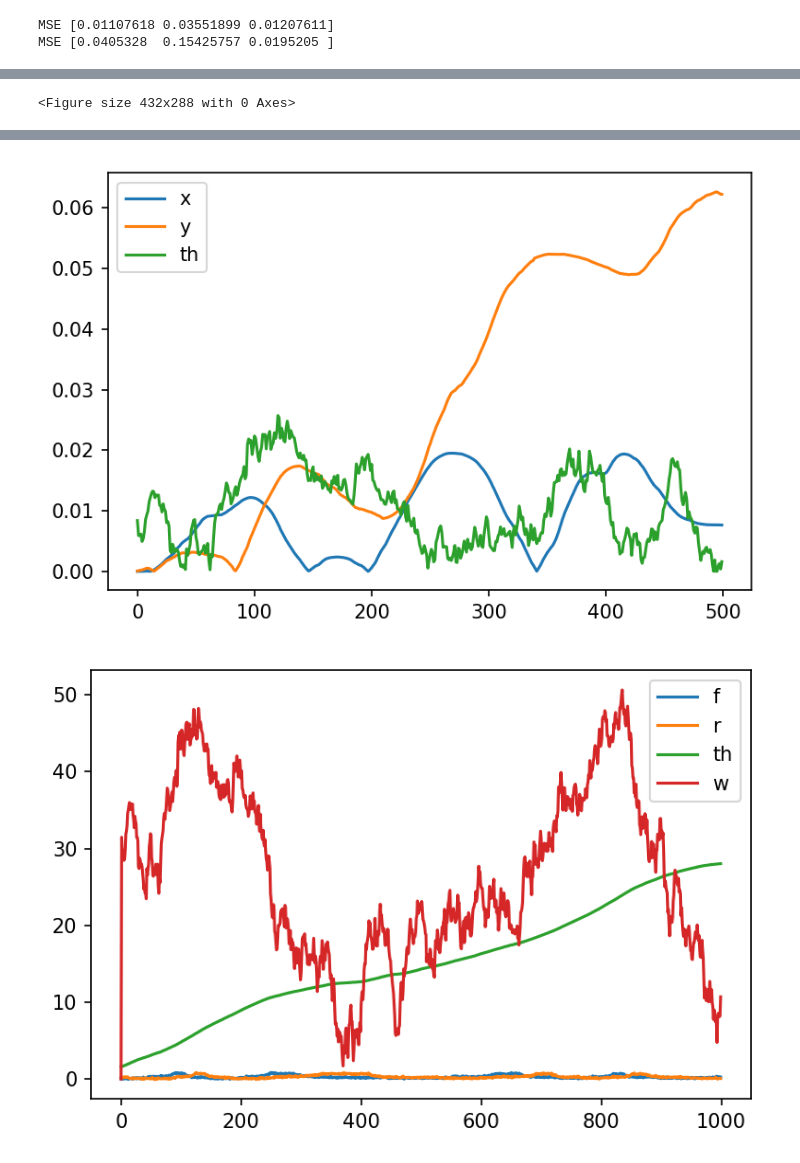
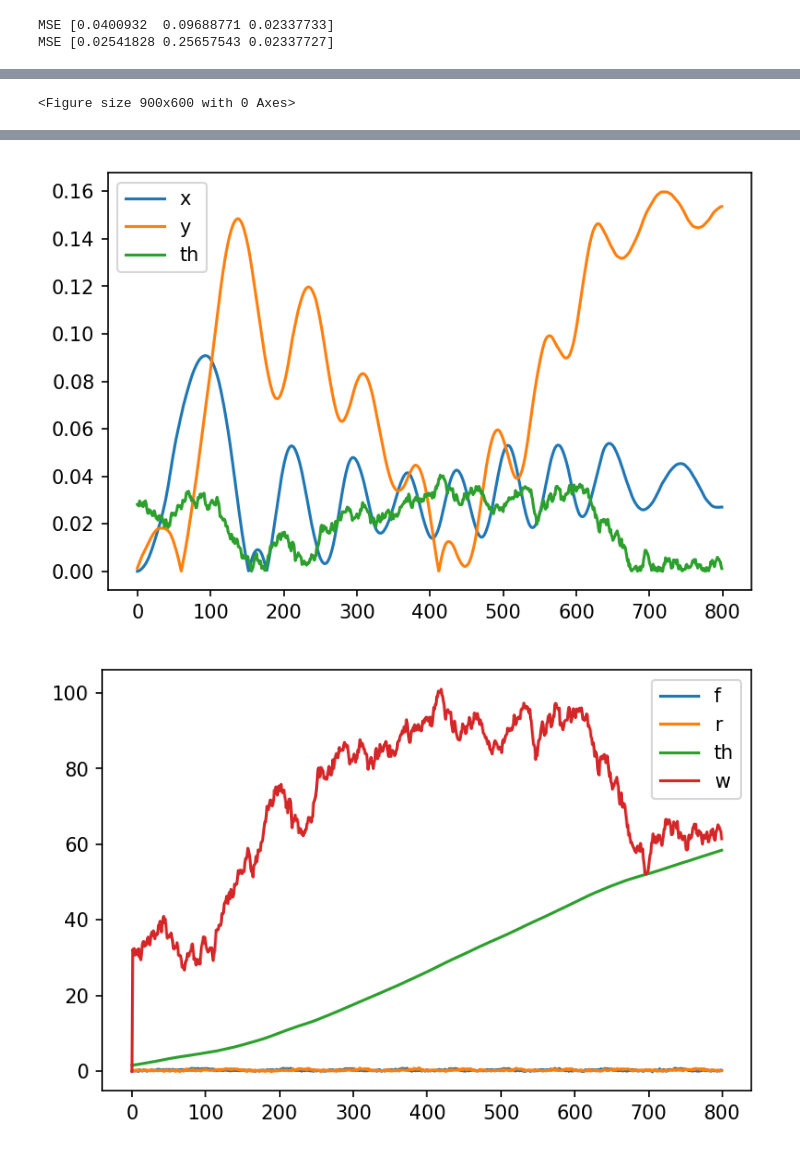
Before and after one commit to samer1248/ECE209AS-Lab3, a Jupyter notebook: project3_tests.ipynb, the cells around one changed output, grey strips where cells are left out. Saved outputs shown, nothing was run; the diff lists cells and outputs as text; code cells hidden in the pictures.

```diff
--- a/project3_tests.ipynb
+++ b/project3_tests.ipynb
@@ -16,7 +19,7 @@ from my_lib import *
 # %%
 actuation_noise_std = np.ones((2,))*0.05*60
 
-measurement_noise_std = np.array([0.003,0.003,4.98e-5,1.25e-5]) #np.ones((4,))*1e-5
+measurement_noise_std = np.array([0.03*0.4,0.03*0.4,4.98e-5,1.25e-5]) #np.ones((4,))*1e-5
 
 measure_noise_cov = np.diag(measurement_noise_std)
 state_noise_cov = np.diag(measurement_noise_std)
@@ -28,12 +31,12 @@ def calc_mse(state_seq,pred_states2):
     mse = np.sqrt(np.mean( (m_pred_states2[:,0:3] - m_state_seq[:,0:3,])**2,axis = 0))
     return mse
 
-
-def eval_one_traj(control_seq,init_state, seed =0, plot = True):
+def generate_measurement(init_state,control_seq,seed = 0):
     np.random.seed(seed)
     state_seq,obs_seq = trace_traj(init_state,control_seq,actuation_noise_std,measurement_noise_std)
+    return state_seq,obs_seq
 
-
+def eval_one_traj(control_seq,init_state,obs_seq, seed =0, plot = True):
 
     init_cov = np.zeros((4,4))
     actuation_noise_cov = np.diag(actuation_noise_std)**2
@@ -54,11 +57,7 @@ def eval_one_traj(control_seq,init_state, seed =0, plot = True):
     return (state_seq,pred_states2)
 
 
-def eval_one_traj_unknown(control_seq,init_state, seed =0, plot = True):
-    np.random.seed(seed)
-    state_seq,obs_seq = trace_traj(init_state,control_seq,actuation_noise_std,measurement_noise_std)
-
-
+def eval_one_traj_unknown(control_seq,obs_seq, plot = True):
 
     init_cov = np.diag(np.ones((4,)))
     actuation_noise_cov = np.diag(actuation_noise_std)**2
@@ -80,11 +79,11 @@ def eval_one_traj_unknown(control_seq,init_state, seed =0, plot = True):
     return (state_seq,pred_states2)
 
 
-control_seq = [[-60,60]]*500
-init_state = [0.30,0.7,0,0]
-eval_one_traj(control_seq,init_state,seed = 1);
-control_seq = [[-60,60]]*1000
-eval_one_traj_unknown(control_seq,init_state, seed =1);
+control_seq = [[-60,60]]*800
+init_state = [0.30,0.6,0,0]
+state_seq,obs_seq = generate_measurement(init_state,control_seq,seed = 3)
+eval_one_traj(control_seq,init_state,obs_seq);
+eval_one_traj_unknown(control_seq,obs_seq);
 # %% [output]
-MSE [0.01107618 0.03551899 0.01207611]
-MSE [0.0405328  0.15425757 0.0195205 ]
+MSE [0.0400932  0.09688771 0.02337733]
+MSE [0.02541828 0.25657543 0.02337727]
@@ -92 +91 @@ MSE [0.0405328  0.15425757 0.0195205 ]
-<Figure size 432x288 with 0 Axes>
+<Figure size 900x600 with 0 Axes>
@@ -95,2 +94,2 @@ MSE [0.0405328  0.15425757 0.0195205 ]
-[figure, old version]
+[figure, new version]
-[figure, old version]
+[figure, new version]
```
Also changed, not shown: parts of 8 cells of this notebook, 3 other files.
